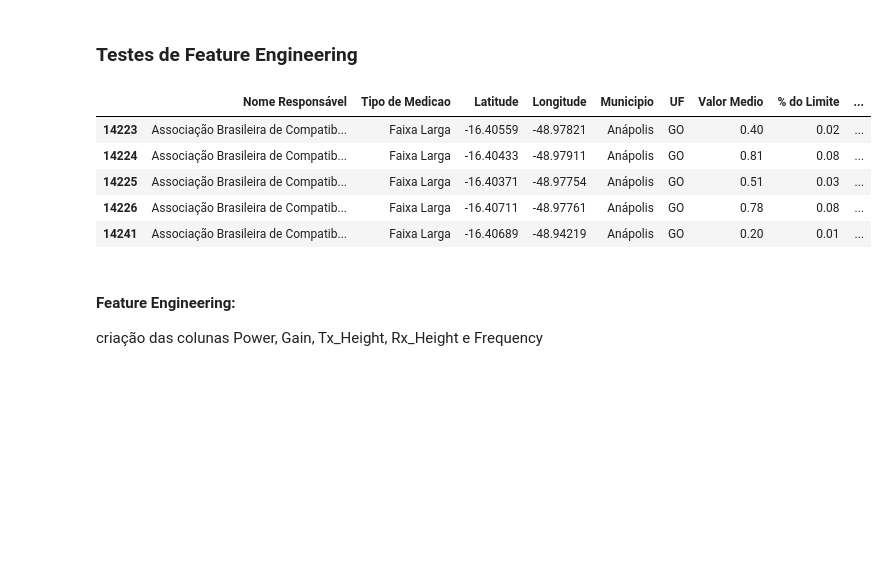
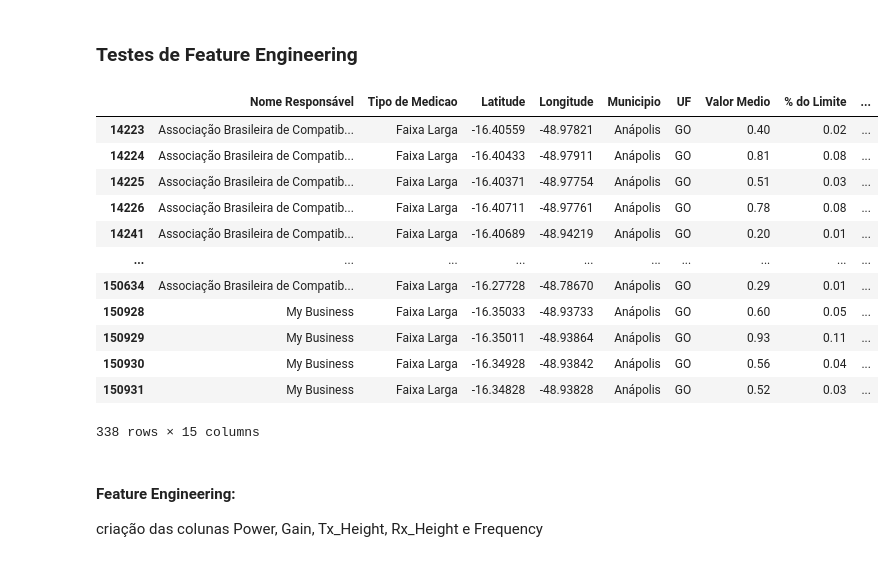
Before and after one commit to lucastsc/eletromagnetism, a Jupyter notebook: electromagnetism.ipynb, the cells around one changed output. Drawn from its saved outputs; the diff is of its cells as text; code cells hidden in the pictures; blank space fills up the shorter version.

```diff
--- a/electromagnetism.ipynb
+++ b/electromagnetism.ipynb
@@ -717,15 +717,24 @@ Performance dos modelos para o dataset completo (requer elevado custo computacio
 # %% [markdown]
 ### Testes de Feature Engineering
 # %%
+# f = mdf.loc[(mdf['Municipio'] == 'Anápolis') & (mdf['Distancia'] <= 2000)]
+# f.head()
 f = mdf.loc[(mdf['Municipio'] == 'Anápolis') & (mdf['Distancia'] <= 2000)]
-f.head()
+f
 # %% [output]
 |  | Nome Responsável | Tipo de Medicao | Latitude | Longitude | Municipio | UF | Valor Medio | % do Limite | ... |
 | 14223 | Associação Brasileira de Compatib... | Faixa Larga | -16.40559 | -48.97821 | Anápolis | GO | 0.40 | 0.02 | ... |
 | 14224 | Associação Brasileira de Compatib... | Faixa Larga | -16.40433 | -48.97911 | Anápolis | GO | 0.81 | 0.08 | ... |
 | 14225 | Associação Brasileira de Compatib... | Faixa Larga | -16.40371 | -48.97754 | Anápolis | GO | 0.51 | 0.03 | ... |
 | 14226 | Associação Brasileira de Compatib... | Faixa Larga | -16.40711 | -48.97761 | Anápolis | GO | 0.78 | 0.08 | ... |
 | 14241 | Associação Brasileira de Compatib... | Faixa Larga | -16.40689 | -48.94219 | Anápolis | GO | 0.20 | 0.01 | ... |
+| ... | ... | ... | ... | ... | ... | ... | ... | ... | ... |
+| 150634 | Associação Brasileira de Compatib... | Faixa Larga | -16.27728 | -48.78670 | Anápolis | GO | 0.29 | 0.01 | ... |
+| 150928 | My Business | Faixa Larga | -16.35033 | -48.93733 | Anápolis | GO | 0.60 | 0.05 | ... |
+| 150929 | My Business | Faixa Larga | -16.35011 | -48.93864 | Anápolis | GO | 0.93 | 0.11 | ... |
+| 150930 | My Business | Faixa Larga | -16.34928 | -48.93842 | Anápolis | GO | 0.56 | 0.04 | ... |
+| 150931 | My Business | Faixa Larga | -16.34828 | -48.93828 | Anápolis | GO | 0.52 | 0.03 | ... |
+338 rows × 15 columns
 # %% [markdown]
 #### Feature Engineering:
 
```
Also changed, not shown: parts of 4 cells of this notebook.
